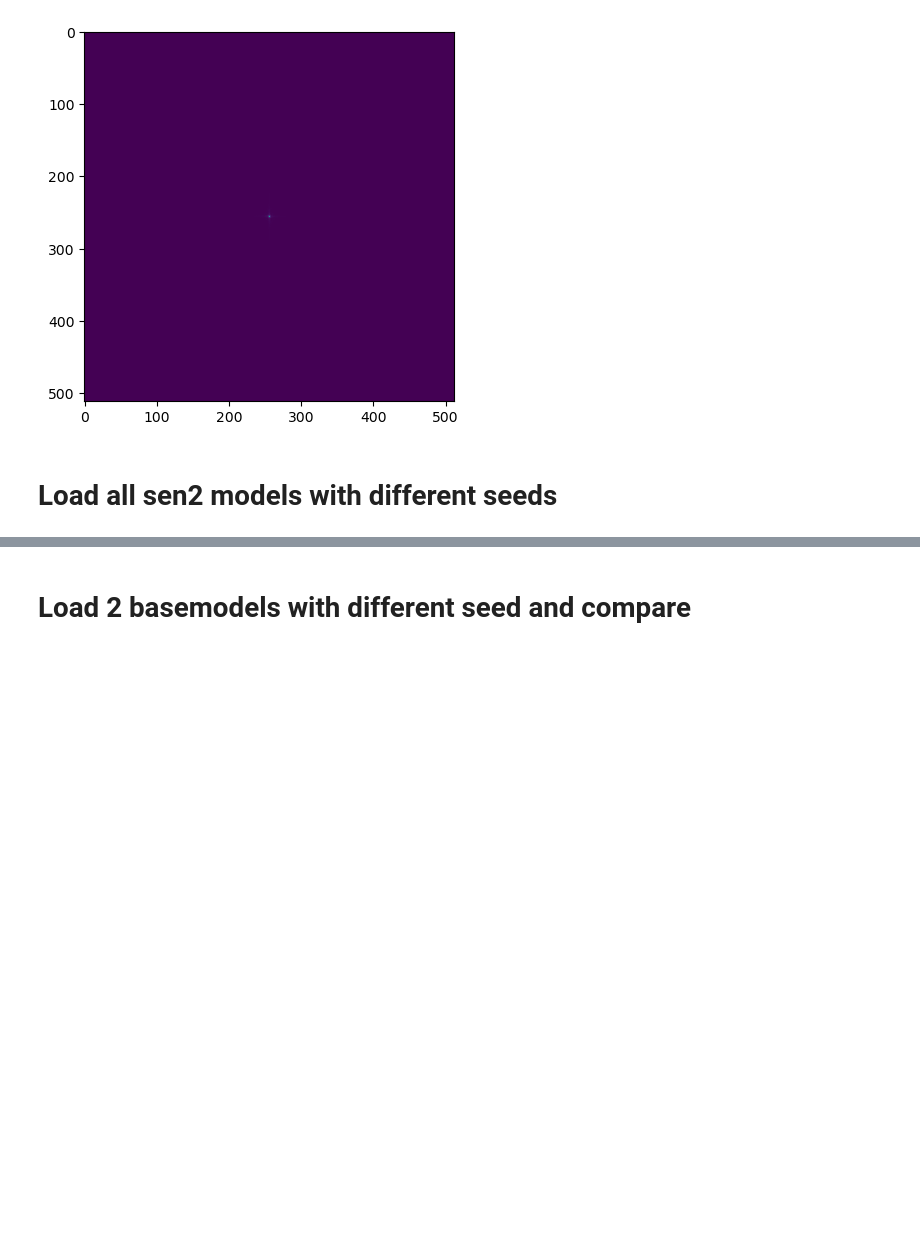
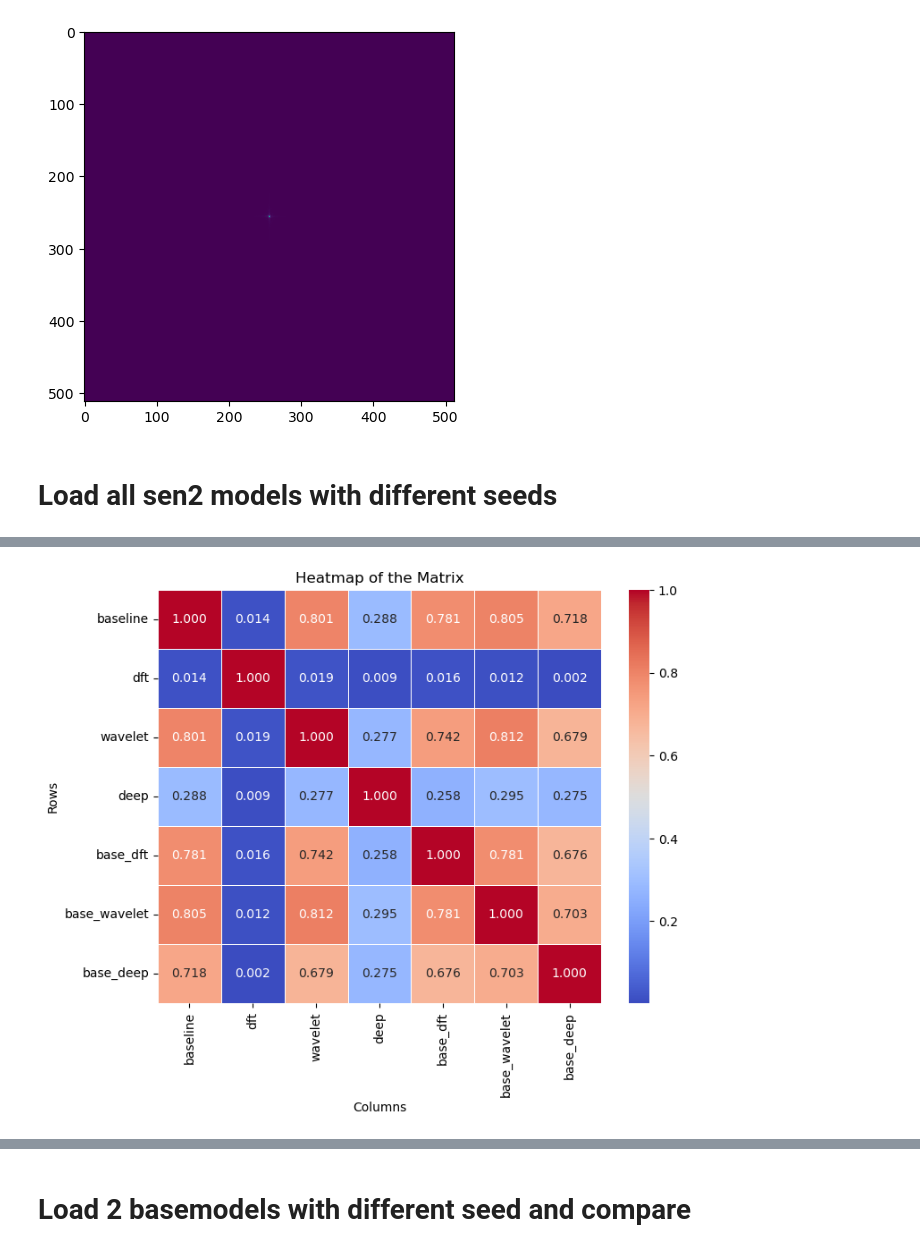
Before and after one commit to theson-vu/floodsegmentation, a Jupyter notebook: correlation.ipynb, the cells around one changed output, grey strips where cells are left out. Saved outputs shown, nothing was run; the diff lists cells and outputs as text; code cells hidden in the pictures; blank space fills up the shorter version.

```diff
--- a/correlation.ipynb
+++ b/correlation.ipynb
@@ -352,18 +412,20 @@ import matplotlib.pyplot as plt
 # %%
-def create_plot(res):
-    df = pd.DataFrame(res)
-    cols = ['base', 'dft', 'wavelet', 'deep', 'base_dft', 'base_wavelet', 'base_deep']
 
-    # Create a pandas DataFrame with row and column labels
-    df = pd.DataFrame(np.round(res, 3), columns=cols, index=cols)
+df = pd.DataFrame(res1)
+cols = ['baseline', 'dft', 'wavelet', 'deep', 'base_dft', 'base_wavelet', 'base_deep']
 
-    plt.figure(figsize=(8, 6))
-    sns.heatmap(df, annot=True, cmap="coolwarm", cbar=True, fmt=".3f", linewidths=0.5)
+# Create a pandas DataFrame with row and column labels
+df = pd.DataFrame(np.round(res1, 3), columns=cols, index=cols)
 
-    # Customize the plot
-    plt.title('Heatmap of the Matrix')
-    plt.xlabel('Columns')
-    plt.ylabel('Rows')
+plt.figure(figsize=(8, 6))
+sns.heatmap(df, annot=True, cmap="coolwarm", cbar=True, fmt=".3f", linewidths=0.5)
 
-    # Show the plot
-    plt.show()
+# Customize the plot
+plt.title('Heatmap of the Matrix')
+plt.xlabel('Columns')
+plt.ylabel('Rows')
+
+# Show the plot
+plt.show()
+# %% [output]
+[figure, added]
```
Also changed, not shown: parts of 16 cells of this notebook, 3 other files.
